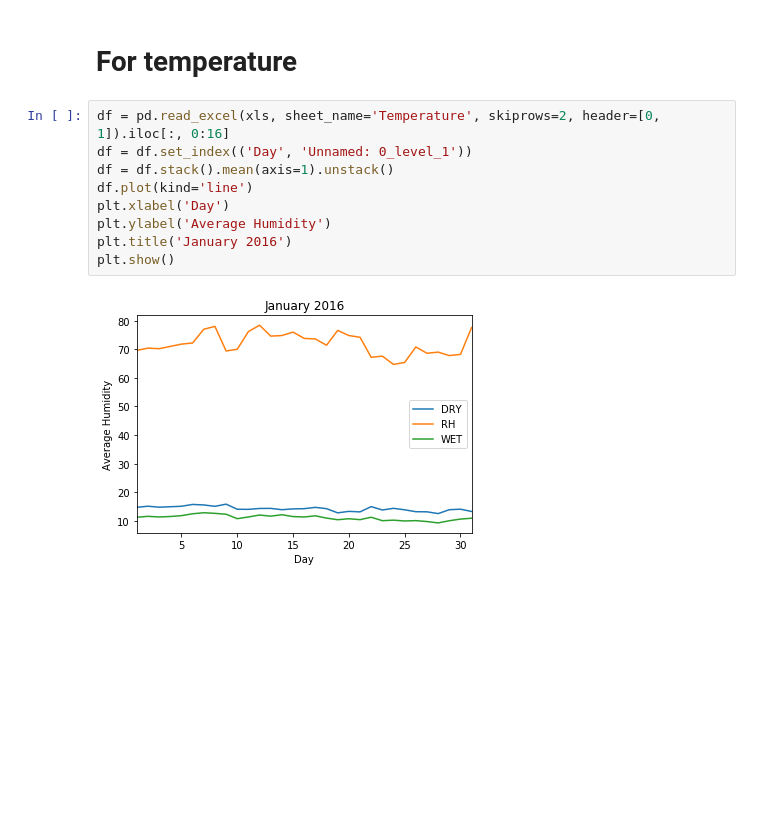
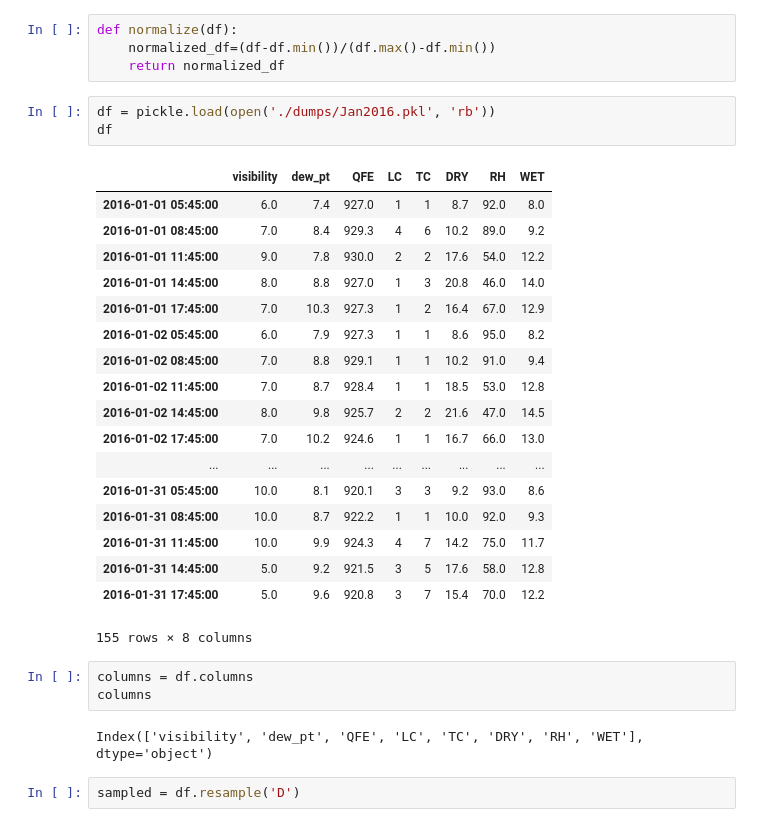
Before and after one commit to kaushu42/weather-forecast-nepal, a Jupyter notebook: visualization.ipynb, the cells around one changed output. Saved outputs shown, nothing was run; the diff lists cells and outputs as text; blank space fills up the shorter version.

```diff
--- a/visualization.ipynb
+++ b/visualization.ipynb
@@ -59,13 +9,33 @@ plt.show()
-# %% [markdown]
-# For temperature
-# %%
-df = pd.read_excel(xls, sheet_name='Temperature', skiprows=2, header=[0, 1]).iloc[:, 0:16]
-df = df.set_index(('Day', 'Unnamed: 0_level_1'))
-df = df.stack().mean(axis=1).unstack()
-df.plot(kind='line')
-plt.xlabel('Day')
-plt.ylabel('Average Humidity')
-plt.title('January 2016')
-plt.show()
-# %% [output]
-[figure, removed]
+# %%
+def normalize(df):
+    normalized_df=(df-df.min())/(df.max()-df.min())
+    return normalized_df
+# %%
+df = pickle.load(open('./dumps/Jan2016.pkl', 'rb'))
+df
+# %% [output]
+|  | visibility | dew_pt | QFE | LC | TC | DRY | RH | WET |
+| 2016-01-01 05:45:00 | 6.0 | 7.4 | 927.0 | 1 | 1 | 8.7 | 92.0 | 8.0 |
+| 2016-01-01 08:45:00 | 7.0 | 8.4 | 929.3 | 4 | 6 | 10.2 | 89.0 | 9.2 |
+| 2016-01-01 11:45:00 | 9.0 | 7.8 | 930.0 | 2 | 2 | 17.6 | 54.0 | 12.2 |
+| 2016-01-01 14:45:00 | 8.0 | 8.8 | 927.0 | 1 | 3 | 20.8 | 46.0 | 14.0 |
+| 2016-01-01 17:45:00 | 7.0 | 10.3 | 927.3 | 1 | 2 | 16.4 | 67.0 | 12.9 |
+| 2016-01-02 05:45:00 | 6.0 | 7.9 | 927.3 | 1 | 1 | 8.6 | 95.0 | 8.2 |
+| 2016-01-02 08:45:00 | 7.0 | 8.8 | 929.1 | 1 | 1 | 10.2 | 91.0 | 9.4 |
+| 2016-01-02 11:45:00 | 7.0 | 8.7 | 928.4 | 1 | 1 | 18.5 | 53.0 | 12.8 |
+| 2016-01-02 14:45:00 | 8.0 | 9.8 | 925.7 | 2 | 2 | 21.6 | 47.0 | 14.5 |
+| 2016-01-02 17:45:00 | 7.0 | 10.2 | 924.6 | 1 | 1 | 16.7 | 66.0 | 13.0 |
+| ... | ... | ... | ... | ... | ... | ... | ... | ... |
+| 2016-01-31 05:45:00 | 10.0 | 8.1 | 920.1 | 3 | 3 | 9.2 | 93.0 | 8.6 |
+| 2016-01-31 08:45:00 | 10.0 | 8.7 | 922.2 | 1 | 1 | 10.0 | 92.0 | 9.3 |
+| 2016-01-31 11:45:00 | 10.0 | 9.9 | 924.3 | 4 | 7 | 14.2 | 75.0 | 11.7 |
+| 2016-01-31 14:45:00 | 5.0 | 9.2 | 921.5 | 3 | 5 | 17.6 | 58.0 | 12.8 |
+| 2016-01-31 17:45:00 | 5.0 | 9.6 | 920.8 | 3 | 7 | 15.4 | 70.0 | 12.2 |
+155 rows × 8 columns
+# %%
+columns = df.columns
+columns
+# %% [output]
+Index(['visibility', 'dew_pt', 'QFE', 'LC', 'TC', 'DRY', 'RH', 'WET'], dtype='object')
+# %%
+sampled = df.resample('D')
```
Also changed, not shown: parts of 11 cells of this notebook, 1 other file.
